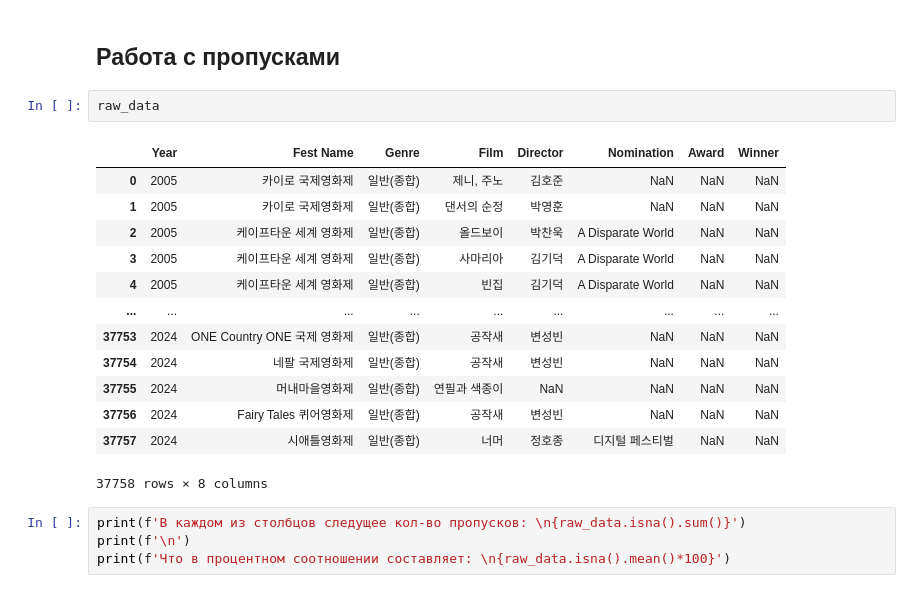
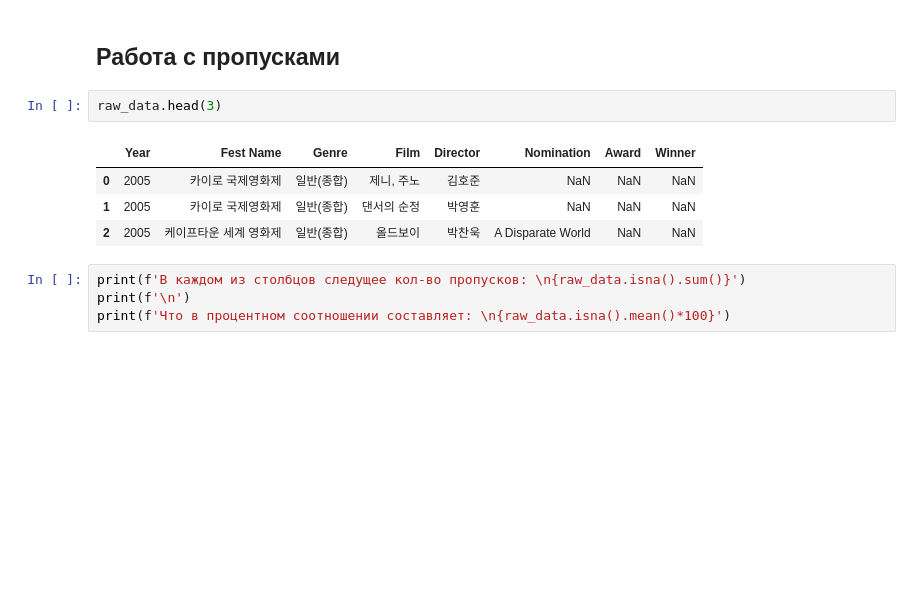
Before and after one commit to xexirina/korean_cinema, a Jupyter notebook: Проект_Бунтова_Кино.ipynb, the cells around one changed output. Cells and saved outputs as stored; diff of their text form; blank space fills up the shorter version.

```diff
--- a/Проект_Бунтова_Кино.ipynb
+++ b/Проект_Бунтова_Кино.ipynb
@@ -98,21 +98,12 @@ memory usage: 2.6+ MB
 # %% [markdown]
 ## **Работа с пропусками**
 # %%
-raw_data
+raw_data.head(3)
 # %% [output]
 |  | Year | Fest Name | Genre | Film | Director | Nomination | Award | Winner |
 | 0 | 2005 | 카이로 국제영화제 | 일반(종합) | 제니, 주노 | 김호준 | NaN | NaN | NaN |
 | 1 | 2005 | 카이로 국제영화제 | 일반(종합) | 댄서의 순정 | 박영훈 | NaN | NaN | NaN |
 | 2 | 2005 | 케이프타운 세계 영화제 | 일반(종합) | 올드보이 | 박찬욱 | A Disparate World | NaN | NaN |
-| 3 | 2005 | 케이프타운 세계 영화제 | 일반(종합) | 사마리아 | 김기덕 | A Disparate World | NaN | NaN |
-| 4 | 2005 | 케이프타운 세계 영화제 | 일반(종합) | 빈집 | 김기덕 | A Disparate World | NaN | NaN |
-| ... | ... | ... | ... | ... | ... | ... | ... | ... |
-| 37753 | 2024 | ONE Country ONE 국제 영화제 | 일반(종합) | 공작새 | 변성빈 | NaN | NaN | NaN |
-| 37754 | 2024 | 네팔 국제영화제 | 일반(종합) | 공작새 | 변성빈 | NaN | NaN | NaN |
-| 37755 | 2024 | 머내마을영화제 | 일반(종합) | 연필과 색종이 | NaN | NaN | NaN | NaN |
-| 37756 | 2024 | Fairy Tales 퀴어영화제 | 일반(종합) | 공작새 | 변성빈 | NaN | NaN | NaN |
-| 37757 | 2024 | 시애틀영화제 | 일반(종합) | 너머 | 정호종 | 디지털 페스티벌 | NaN | NaN |
-37758 rows × 8 columns
 # %%
 print(f'В каждом из столбцов следущее кол-во пропусков: \n{raw_data.isna().sum()}')
 print(f'\n')
```
Also changed, not shown: parts of 35 cells of this notebook.
